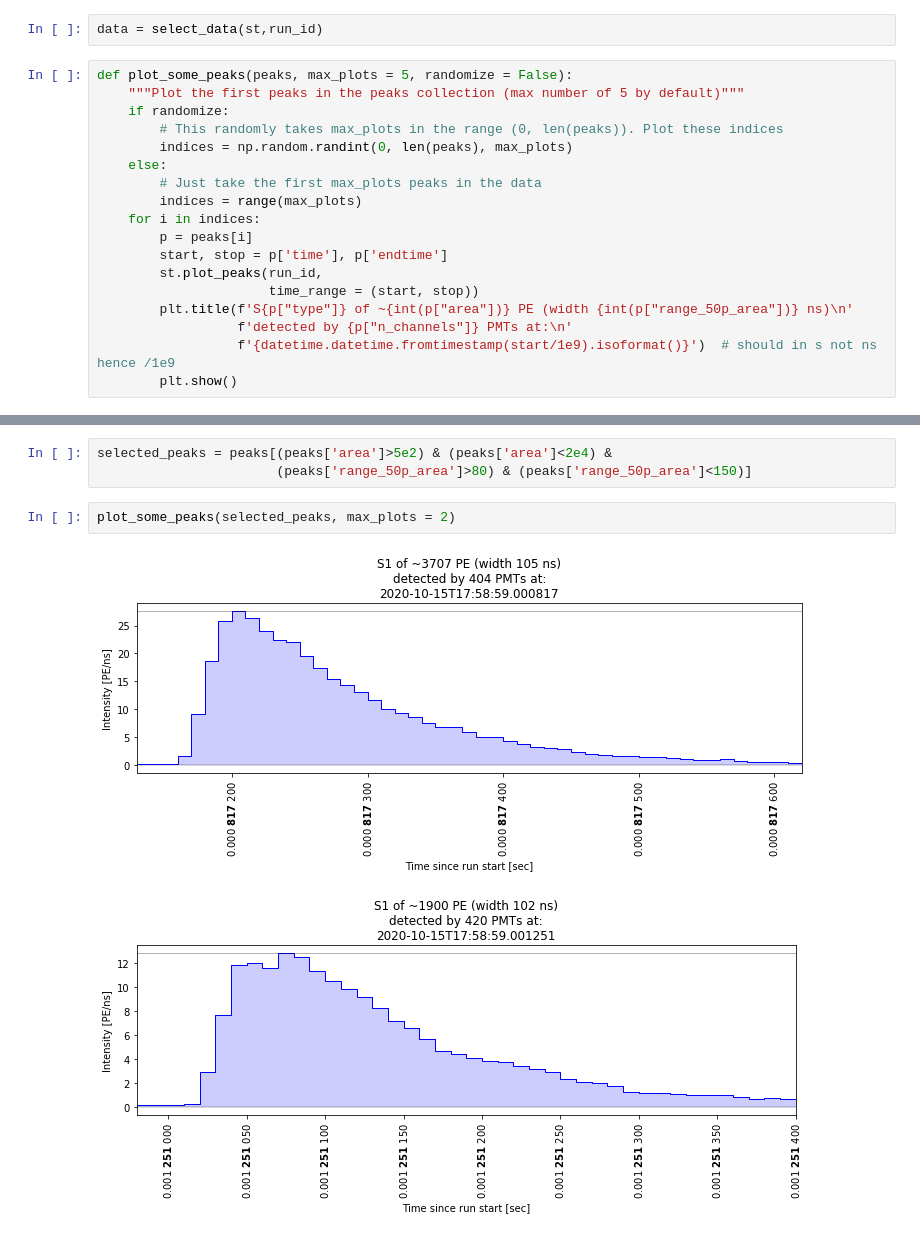
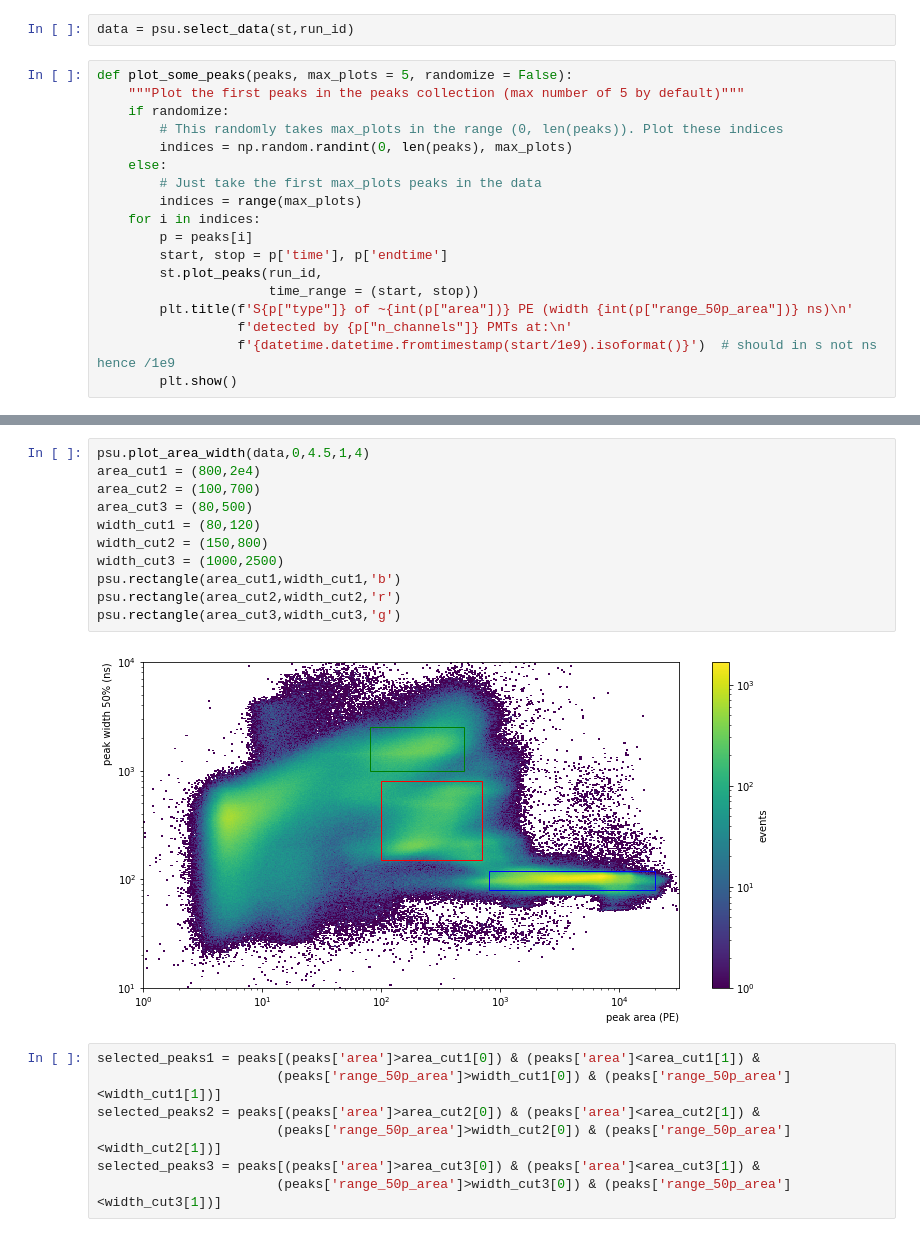
Before and after one commit to valerioda/xenon-note, a Jupyter notebook: fast_response_analysis/firstdata-nT.ipynb, the cells around one changed output, grey strips where cells are left out. Cells and saved outputs as stored; diff of their text form.

```diff
--- a/fast_response_analysis/firstdata-nT.ipynb
+++ b/fast_response_analysis/firstdata-nT.ipynb
@@ -106,5 +79,5 @@ def select_data(st, run_id):
 # %%
-data = select_data(st,run_id)
+data = psu.select_data(st,run_id)
 # %%
 def plot_some_peaks(peaks, max_plots = 5, randomize = False):
     """Plot the first peaks in the peaks collection (max number of 5 by default)"""
@@ -131,9 +99,21 @@ psu.rectangle((5e2,2e4),(80,150),'b')
-# %%
-selected_peaks = peaks[(peaks['area']>5e2) & (peaks['area']<2e4) &
-                       (peaks['range_50p_area']>80) & (peaks['range_50p_area']<150)]
-# %%
-plot_some_peaks(selected_peaks, max_plots = 2)
-# %% [output]
-[figure, removed]
-[figure, removed]
+# %%
+psu.plot_area_width(data,0,4.5,1,4)
+area_cut1 = (800,2e4)
+area_cut2 = (100,700)
+area_cut3 = (80,500)
+width_cut1 = (80,120)
+width_cut2 = (150,800)
+width_cut3 = (1000,2500)
+psu.rectangle(area_cut1,width_cut1,'b')
+psu.rectangle(area_cut2,width_cut2,'r')
+psu.rectangle(area_cut3,width_cut3,'g')
+# %% [output]
+[figure, added]
+# %%
+selected_peaks1 = peaks[(peaks['area']>area_cut1[0]) & (peaks['area']<area_cut1[1]) &
+                       (peaks['range_50p_area']>width_cut1[0]) & (peaks['range_50p_area']<width_cut1[1])]
+selected_peaks2 = peaks[(peaks['area']>area_cut2[0]) & (peaks['area']<area_cut2[1]) &
+                       (peaks['range_50p_area']>width_cut2[0]) & (peaks['range_50p_area']<width_cut2[1])]
+selected_peaks3 = peaks[(peaks['area']>area_cut3[0]) & (peaks['area']<area_cut3[1]) &
+                       (peaks['range_50p_area']>width_cut3[0]) & (peaks['range_50p_area']<width_cut3[1])]
 # %%
```
Also changed, not shown: parts of 6 cells of this notebook.
